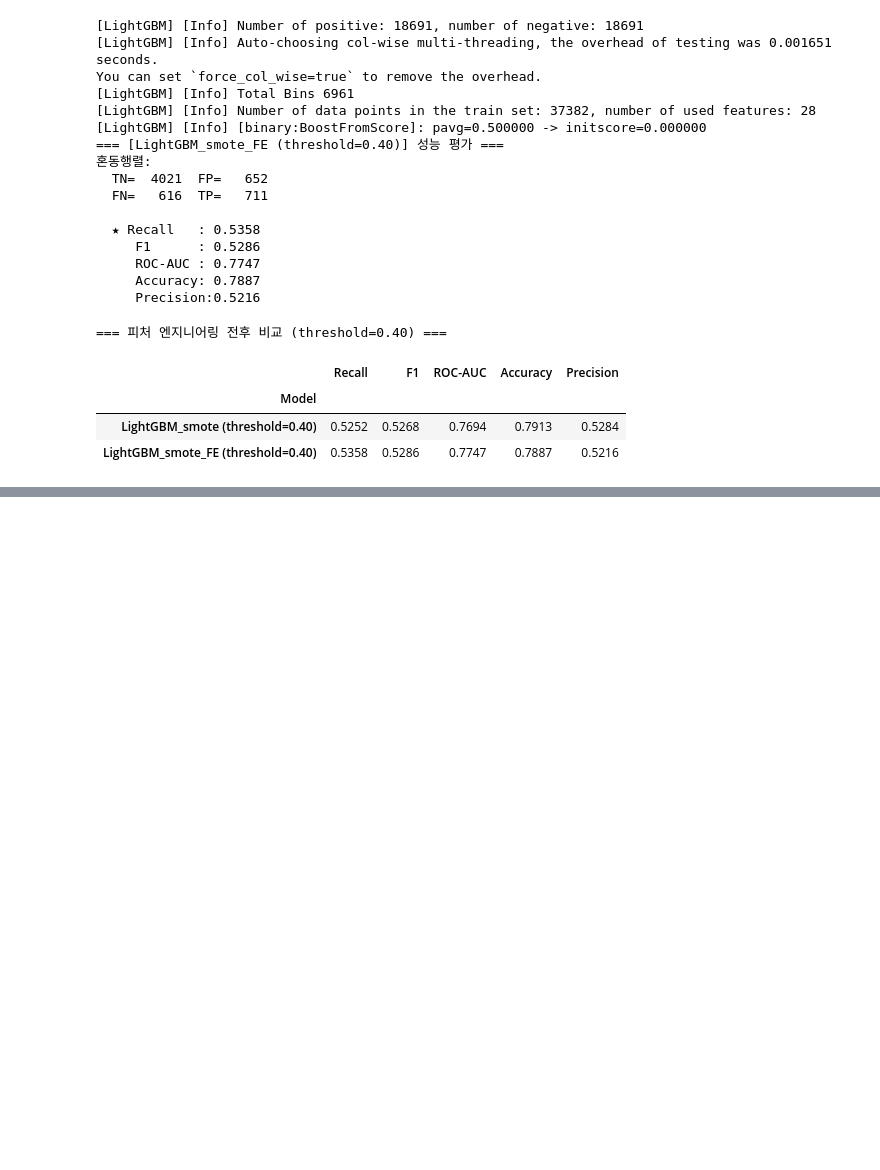
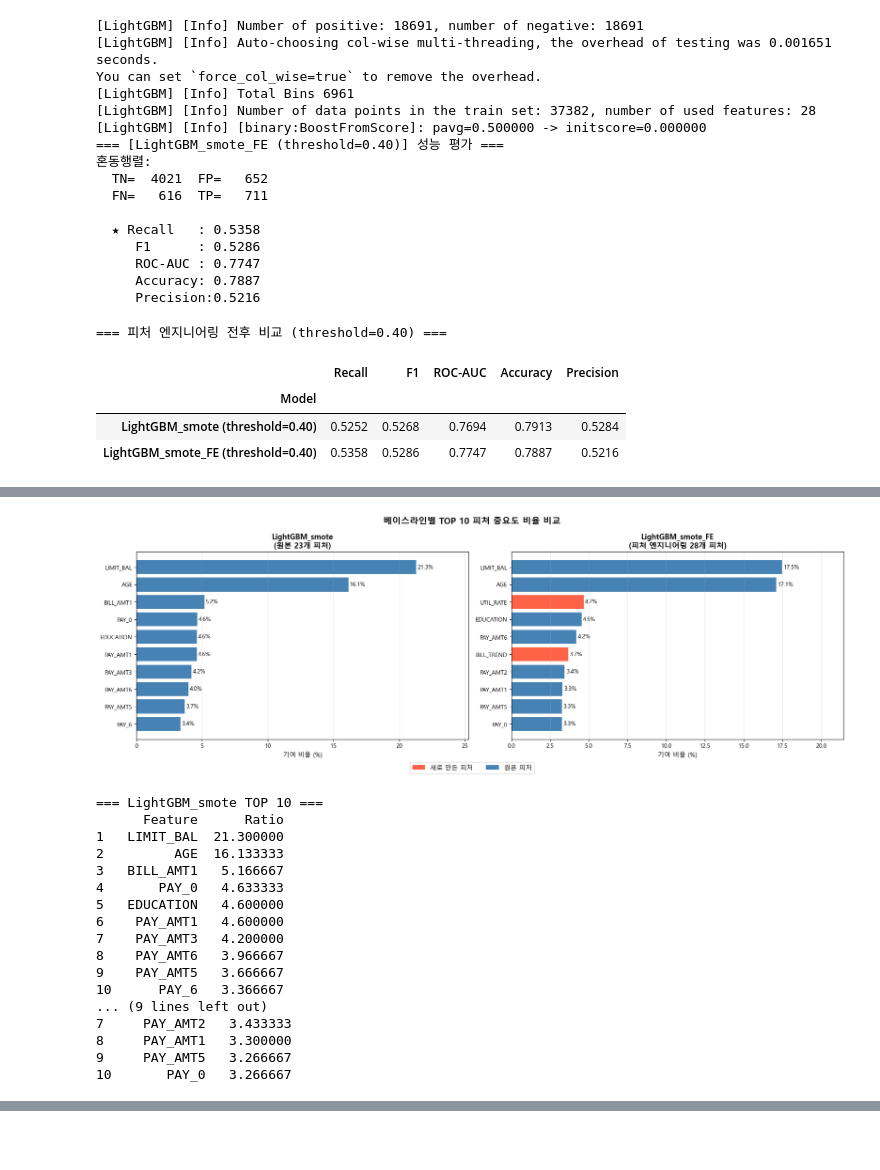
Before and after one commit to jjuuu999/hipython, a Jupyter notebook: ml/11_신용카드_채무불이행_고객예측.ipynb, the cells around one changed output, grey strips where cells are left out. Cells and saved outputs as stored; diff of their text form; code cells hidden in the pictures; blank space fills up the shorter version.

```diff
--- a/ml/11_신용카드_채무불이행_고객예측.ipynb
+++ b/ml/11_신용카드_채무불이행_고객예측.ipynb
@@ -1021,0 +1089,76 @@ compare_fe
+# %%
+# 베이스라인별 TOP 10 피처 중요도 비교
+# - LightGBM_smote    : 원본 23개 피처
+# - LightGBM_smote_FE : 피처 엔지니어링 적용 28개 피처
+
+new_features = ['MAX_DELAY', 'DELAY_COUNT', 'RECENT_DELAY', 'UTIL_RATE', 'BILL_TREND']
+
+def get_top10(model, feature_names):
+    importances = model.feature_importances_
+    df = pd.DataFrame({
+        'Feature'   : feature_names,
+        'Ratio'     : importances / importances.sum() * 100
+    }).sort_values('Ratio', ascending=False).head(10).reset_index(drop=True)
+    df.index += 1
+    return df
+
+top10_smote = get_top10(models['LightGBM'],  X_train.columns.tolist())
+top10_fe    = get_top10(lgbm_fe,             X_fe.columns.tolist())
+
+# 시각화
+fig, axes = plt.subplots(1, 2, figsize=(18, 6))
+
+for ax, top10, title in zip(
+    axes,
+    [top10_smote, top10_fe],
+    ['LightGBM_smote\n(원본 23개 피처)', 'LightGBM_smote_FE\n(피처 엔지니어링 28개 피처)']
+):
+    colors = ['tomato' if f in new_features else 'steelblue' for f in top10['Feature']]
+    bars = ax.barh(top10['Feature'][::-1], top10['Ratio'][::-1], color=colors[::-1])
+
+    for bar, ratio in zip(bars, top10['Ratio'][::-1]):
+        ax.text(bar.get_width() + 0.1, bar.get_y() + bar.get_height() / 2,
+                f'{ratio:.1f}%', va='center', fontsize=10)
+
+    ax.set_xlabel('기여 비율 (%)', fontsize=11)
+    ax.set_title(title, fontsize=13, fontweight='bold')
+    ax.set_xlim(0, top10['Ratio'].max() + 4)
+    ax.grid(axis='x', alpha=0.3)
+
+from matplotlib.patches import Patch
+legend_elements = [
+    Patch(facecolor='tomato',    label='새로 만든 피처'),
+    Patch(facecolor='steelblue', label='원본 피처')
+]
+fig.legend(handles=legend_elements, fontsize=11, loc='lower center',
+           ncol=2, bbox_to_anchor=(0.5, -0.05))
+
+plt.suptitle('베이스라인별 TOP 10 피처 중요도 비율 비교', fontsize=15, fontweight='bold')
+plt.tight_layout()
+plt.show()
+
+# 수치 비교 테이블
+print("=== LightGBM_smote TOP 10 ===")
+print(top10_smote[['Feature','Ratio']].to_string())
+print()
+print("=== LightGBM_smote_FE TOP 10 ===")
+print(top10_fe[['Feature','Ratio']].to_string())
+# %% [output]
+[figure, added]
+=== LightGBM_smote TOP 10 ===
+      Feature      Ratio
+1   LIMIT_BAL  21.300000
+2         AGE  16.133333
+3   BILL_AMT1   5.166667
+4       PAY_0   4.633333
+5   EDUCATION   4.600000
+6    PAY_AMT1   4.600000
+7    PAY_AMT3   4.200000
+8    PAY_AMT6   3.966667
+9    PAY_AMT5   3.666667
+10      PAY_6   3.366667
+... (9 lines left out)
+7     PAY_AMT2   3.433333
+8     PAY_AMT1   3.300000
+9     PAY_AMT5   3.266667
+10       PAY_0   3.266667
```
Also changed, not shown: parts of 11 cells of this notebook.
